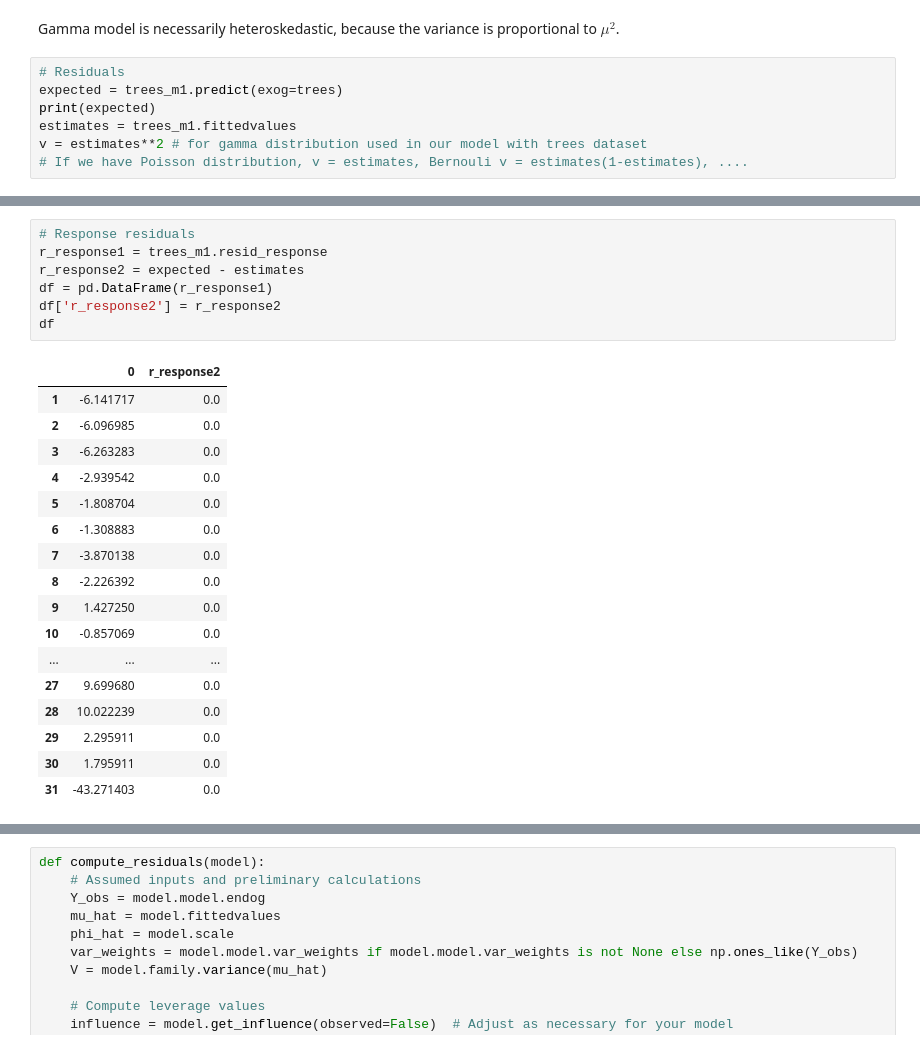
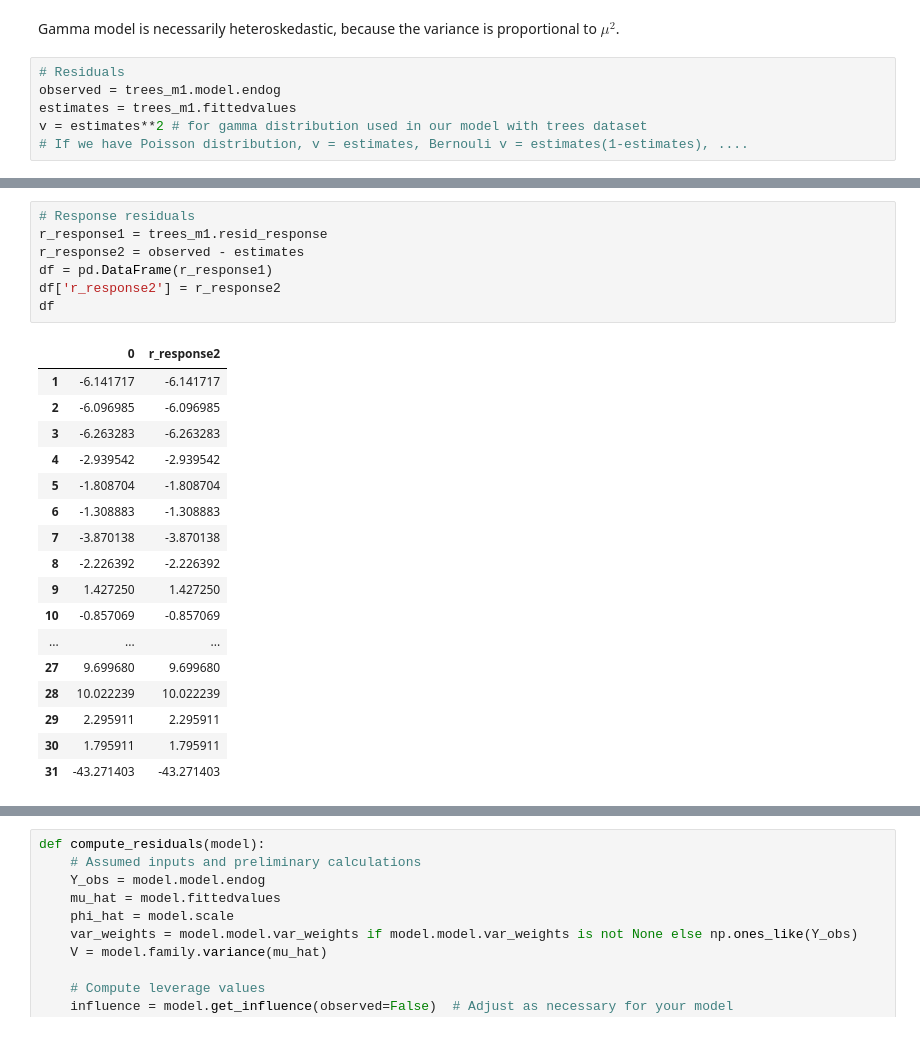
Before and after one commit to francji1/01ZLMA, a Jupyter notebook: code/01ZLMA_ex05_GLM_Model_Diagnostics.ipynb, the cells around one changed output, grey strips where cells are left out. Cells and saved outputs as stored; diff of their text form.

```diff
--- a/code/01ZLMA_ex05_GLM_Model_Diagnostics.ipynb
+++ b/code/01ZLMA_ex05_GLM_Model_Diagnostics.ipynb
@@ -357,8 +450,7 @@ The deviance residuals are the generalization of the residuals from the classica
 Gamma model is necessarily heteroskedastic, because the variance is  proportional to $μ^2$.
 # %%
 # Residuals
-expected = trees_m1.predict(exog=trees)
-print(expected)
+observed = trees_m1.model.endog
 estimates = trees_m1.fittedvalues
 v = estimates**2 # for gamma distribution used in our model with trees dataset
 # If we have Poisson distribution, v = estimates, Bernouli v = estimates(1-estimates), ....
@@ -383,28 +457,28 @@ dtype: float64
 # %%
 # Response residuals
 r_response1 = trees_m1.resid_response
-r_response2 = expected - estimates
+r_response2 = observed - estimates
 df = pd.DataFrame(r_response1)
 df['r_response2'] = r_response2
 df
 # %% [output]
 |  | 0 | r_response2 |
-| 1 | -6.141717 | 0.0 |
-| 2 | -6.096985 | 0.0 |
-| 3 | -6.263283 | 0.0 |
-| 4 | -2.939542 | 0.0 |
-| 5 | -1.808704 | 0.0 |
-| 6 | -1.308883 | 0.0 |
-| 7 | -3.870138 | 0.0 |
-| 8 | -2.226392 | 0.0 |
-| 9 | 1.427250 | 0.0 |
-| 10 | -0.857069 | 0.0 |
+| 1 | -6.141717 | -6.141717 |
+| 2 | -6.096985 | -6.096985 |
+| 3 | -6.263283 | -6.263283 |
+| 4 | -2.939542 | -2.939542 |
+| 5 | -1.808704 | -1.808704 |
+| 6 | -1.308883 | -1.308883 |
+| 7 | -3.870138 | -3.870138 |
+| 8 | -2.226392 | -2.226392 |
+| 9 | 1.427250 | 1.427250 |
+| 10 | -0.857069 | -0.857069 |
 | ... | ... | ... |
-| 27 | 9.699680 | 0.0 |
-| 28 | 10.022239 | 0.0 |
-| 29 | 2.295911 | 0.0 |
-| 30 | 1.795911 | 0.0 |
-| 31 | -43.271403 | 0.0 |
+| 27 | 9.699680 | 9.699680 |
+| 28 | 10.022239 | 10.022239 |
+| 29 | 2.295911 | 2.295911 |
+| 30 | 1.795911 | 1.795911 |
+| 31 | -43.271403 | -43.271403 |
 # %%
 # Working residuals
 r_working1 = trees_m1.resid_working
```
Also changed, not shown: parts of 62 cells of this notebook.
